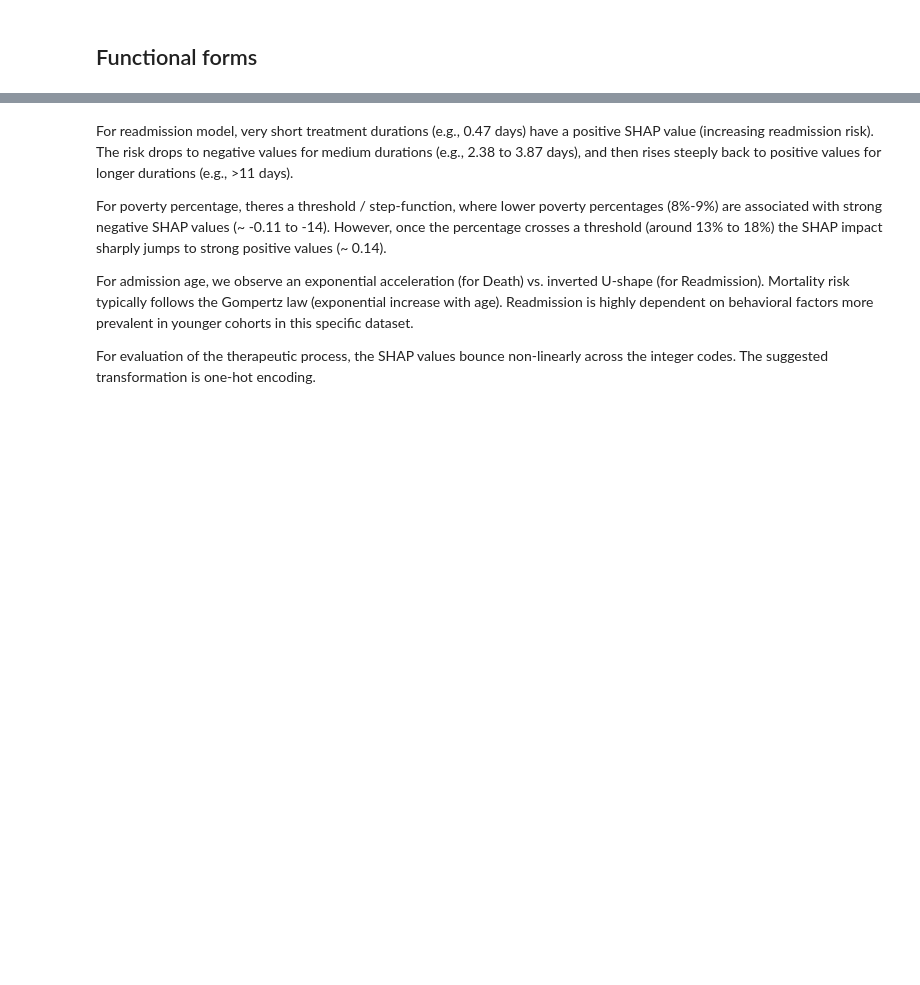
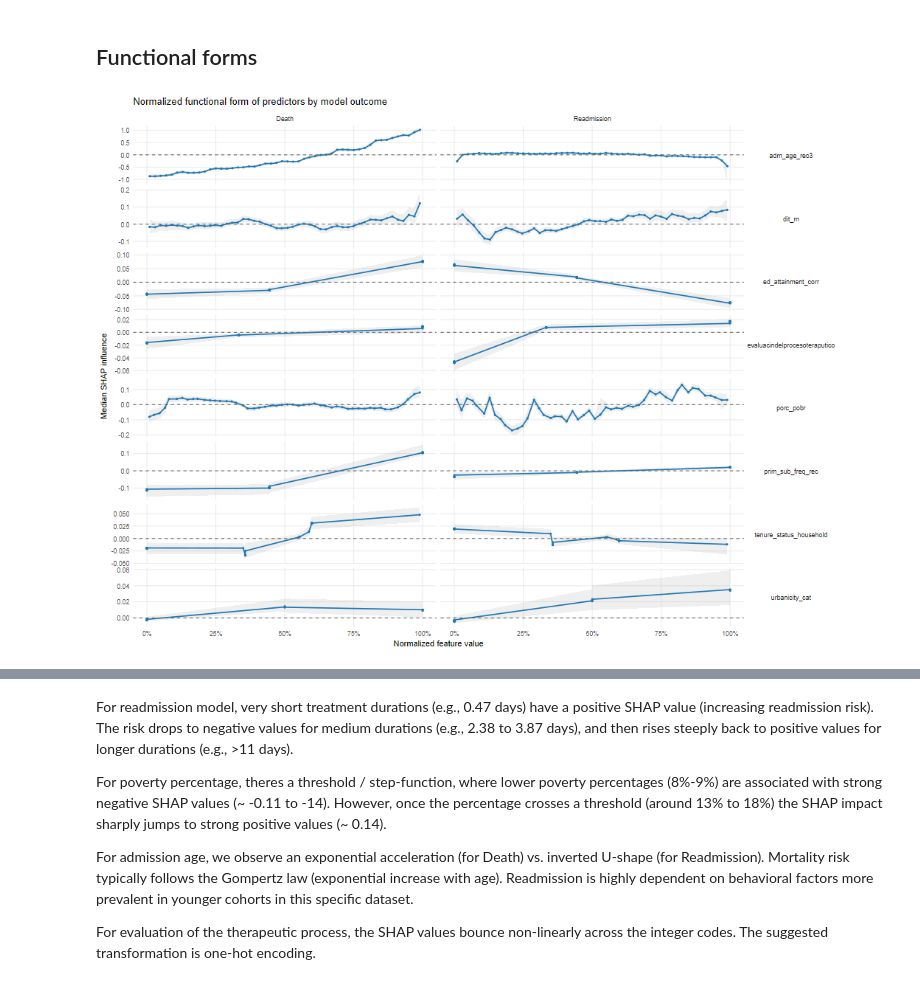
Before and after one commit to FONDECYTACC/cons2025, a Jupyter notebook: prediction22_converted.ipynb, the cells around one changed output, grey strips where cells are left out. Drawn from its saved outputs; the diff is of its cells as text; code cells hidden in the pictures; blank space fills up the shorter version.

```diff
--- a/prediction22_converted.ipynb
+++ b/prediction22_converted.ipynb
@@ -3024,3 +3395,62 @@ Warning messages:
 # %% [markdown]
 
 ## Functional forms
+# %%
+#| label: shap-criteria-func-form-get-shap-values
+
+global_xgb_func_form <- read_csv(
+  find_latest_file(
+    file.path(project_root, "cons", "_out"),
+    "XGB12_corr_Functional_Forms_Dual_Aggregated"),
+  show_col_types = FALSE
+)
+shap_norm <- global_xgb_func_form %>%
+  filter(
+    is.finite(Feature_Value),
+    is.finite(SHAP_Impact)
+  ) %>%
+  group_by(Predictor) %>%
+  mutate(
+    n_unique = n_distinct(Feature_Value),
+    Feature_Value_norm = dplyr::case_when(
+      n_unique <= 1 ~ 0.5,
+      n_unique <= 10 ~ (dense_rank(Feature_Value) - 1) / (n_unique - 1),
+      TRUE ~ percent_rank(Feature_Value)
+    )
+  ) %>%
+  ungroup()
+shap_curve_norm <- shap_norm %>%
+  group_by(Outcome, Predictor) %>%
+  mutate(value_bin = ntile(Feature_Value_norm, 50)) %>%
+  group_by(Outcome, Predictor, value_bin) %>%
+  summarise(
+    x_norm = median(Feature_Value_norm, na.rm = TRUE),
+    x_raw_median = median(Feature_Value, na.rm = TRUE),
+    shap_median = median(SHAP_Impact, na.rm = TRUE),
+    shap_q25 = quantile(SHAP_Impact, 0.25, na.rm = TRUE),
+    shap_q75 = quantile(SHAP_Impact, 0.75, na.rm = TRUE),
+    .groups = "drop"
+  )
+
+ggplot(filter(shap_curve_norm, !grepl("eva_",Predictor)), aes(x = x_norm, y = shap_median)) +
+  geom_ribbon(aes(ymin = shap_q25, ymax = shap_q75), alpha = 0.2, fill = "grey70") +
+  geom_line(linewidth = 0.8, colour = "#1f77b4") +
+  geom_point(size = 0.8, colour = "#1f77b4") +
+  geom_hline(yintercept = 0, linetype = "dashed", colour = "grey40") +
+  facet_grid(Predictor ~ Outcome, scales = "free_y") +
+  scale_x_continuous(
+    labels = scales::percent_format(),
+    limits = c(0, 1)
+  ) +
+  labs(
+    x = "Normalized feature value",
+    y = "Median SHAP influence",
+    title = "Normalized functional form of predictors by model outcome"
+  ) +
+  theme_minimal(base_size = 11) +
+  theme(
+    strip.text.y = element_text(angle = 0),
+    panel.grid.minor = element_blank()
+  )
+# %% [output]
+[figure, added]
```
Also changed, not shown: parts of 109 cells of this notebook, 27 other files.
